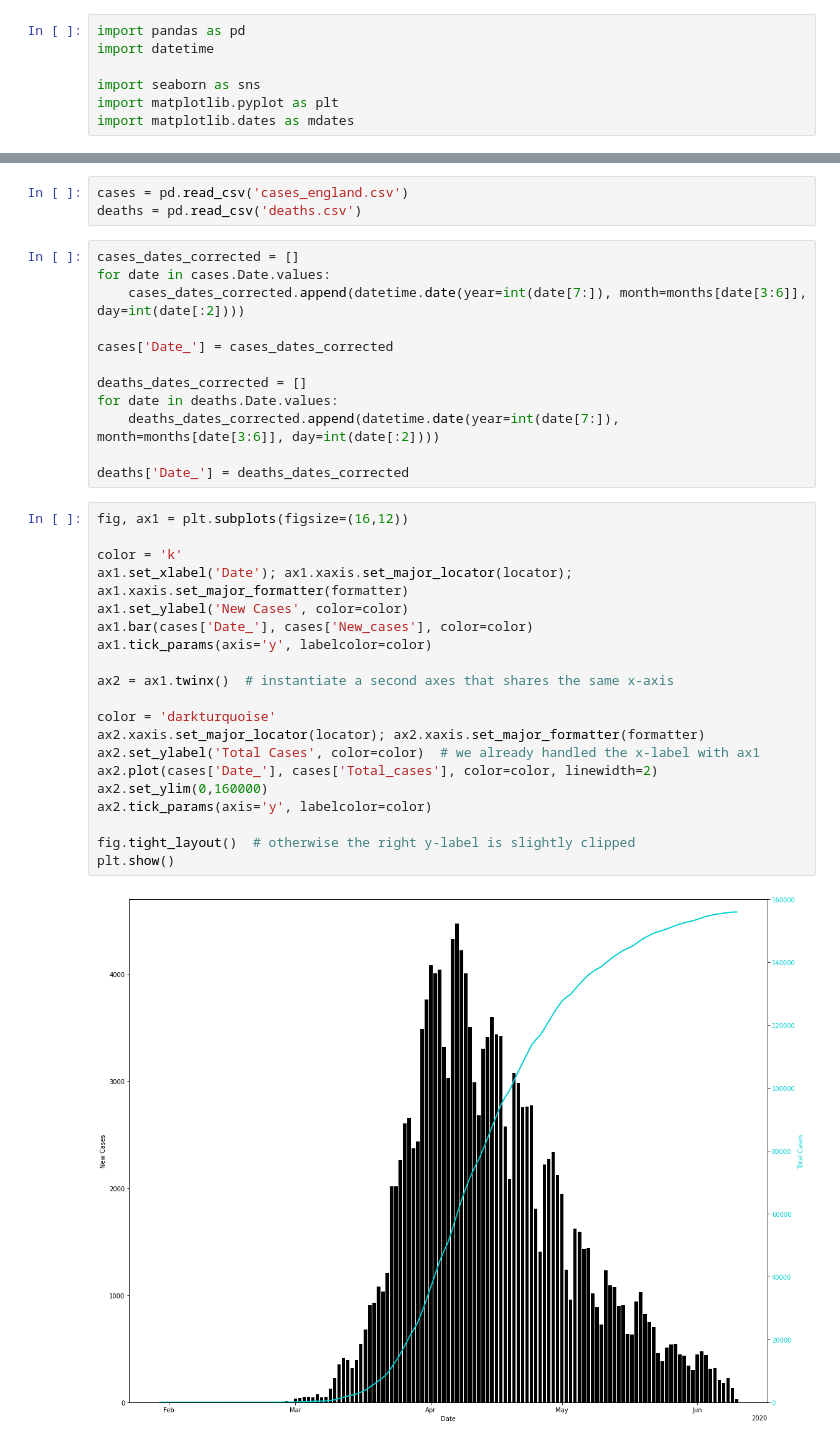
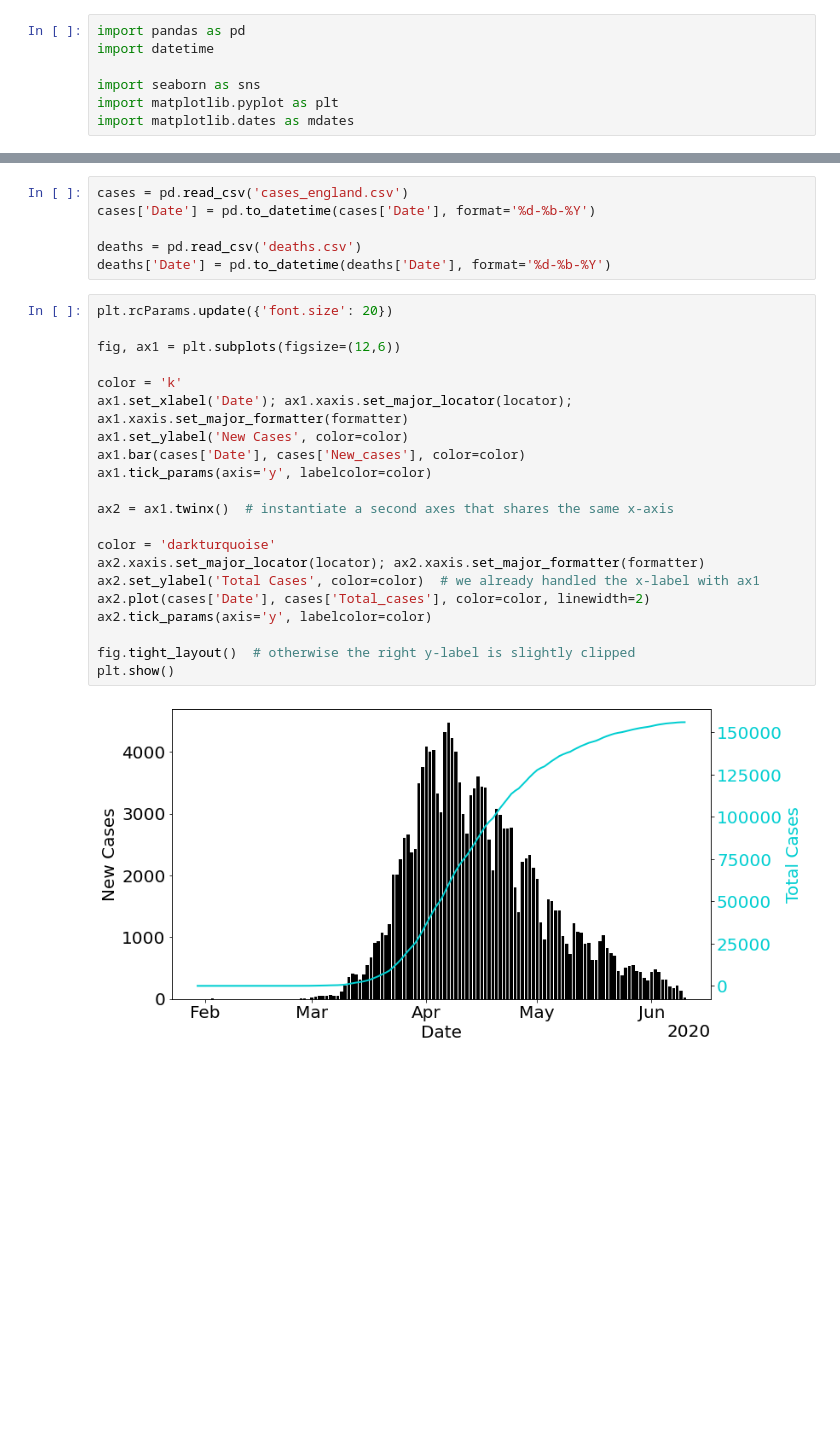
Before and after one commit to aricooperdavis/coronasaurus_NERCHackathonTwo_LearningFromLockdown, a Jupyter notebook: covid/Cases and Deaths.ipynb, the cells around one changed output, grey strips where cells are left out. Drawn from its saved outputs; the diff is of its cells as text; blank space fills up the shorter version.

```diff
--- a/covid/Cases and Deaths.ipynb
+++ b/covid/Cases and Deaths.ipynb
@@ -13,40 +11,32 @@ formatter = mdates.ConciseDateFormatter(locator)
 # %%
 cases = pd.read_csv('cases_england.csv')
+cases['Date'] = pd.to_datetime(cases['Date'], format='%d-%b-%Y')
+
 deaths = pd.read_csv('deaths.csv')
+deaths['Date'] = pd.to_datetime(deaths['Date'], format='%d-%b-%Y')
-# %%
-cases_dates_corrected = []
-for date in cases.Date.values:
-    cases_dates_corrected.append(datetime.date(year=int(date[7:]), month=months[date[3:6]], day=int(date[:2])))
-
-cases['Date_'] = cases_dates_corrected
-
-deaths_dates_corrected = []
-for date in deaths.Date.values:
-    deaths_dates_corrected.append(datetime.date(year=int(date[7:]), month=months[date[3:6]], day=int(date[:2])))
-
-deaths['Date_'] = deaths_dates_corrected
 # %%
-fig, ax1 = plt.subplots(figsize=(16,12))
+plt.rcParams.update({'font.size': 20})
+
+fig, ax1 = plt.subplots(figsize=(12,6))
 
 color = 'k'
 ax1.set_xlabel('Date'); ax1.xaxis.set_major_locator(locator); ax1.xaxis.set_major_formatter(formatter)
 ax1.set_ylabel('New Cases', color=color)
-ax1.bar(cases['Date_'], cases['New_cases'], color=color)
+ax1.bar(cases['Date'], cases['New_cases'], color=color)
 ax1.tick_params(axis='y', labelcolor=color)
 
 ax2 = ax1.twinx()  # instantiate a second axes that shares the same x-axis
 
 color = 'darkturquoise'
 ax2.xaxis.set_major_locator(locator); ax2.xaxis.set_major_formatter(formatter)
 ax2.set_ylabel('Total Cases', color=color)  # we already handled the x-label with ax1
-ax2.plot(cases['Date_'], cases['Total_cases'], color=color, linewidth=2)
-ax2.set_ylim(0,160000)
+ax2.plot(cases['Date'], cases['Total_cases'], color=color, linewidth=2)
 ax2.tick_params(axis='y', labelcolor=color)
 
 fig.tight_layout()  # otherwise the right y-label is slightly clipped
 plt.show()
 # %% [output]
-[figure, old version]
+[figure, new version]
 # %%
 locator = mdates.AutoDateLocator(minticks=3, maxticks=7)
 formatter = mdates.ConciseDateFormatter(locator)
```
Also changed, not shown: parts of 6 cells of this notebook, 2 other files.
